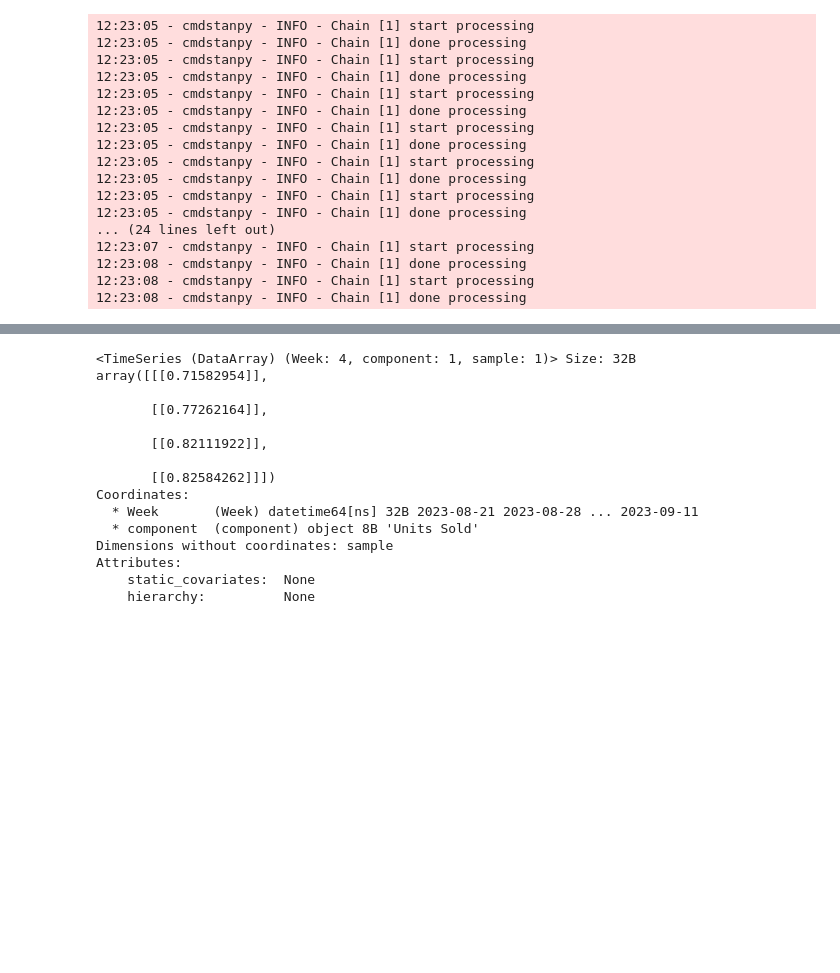
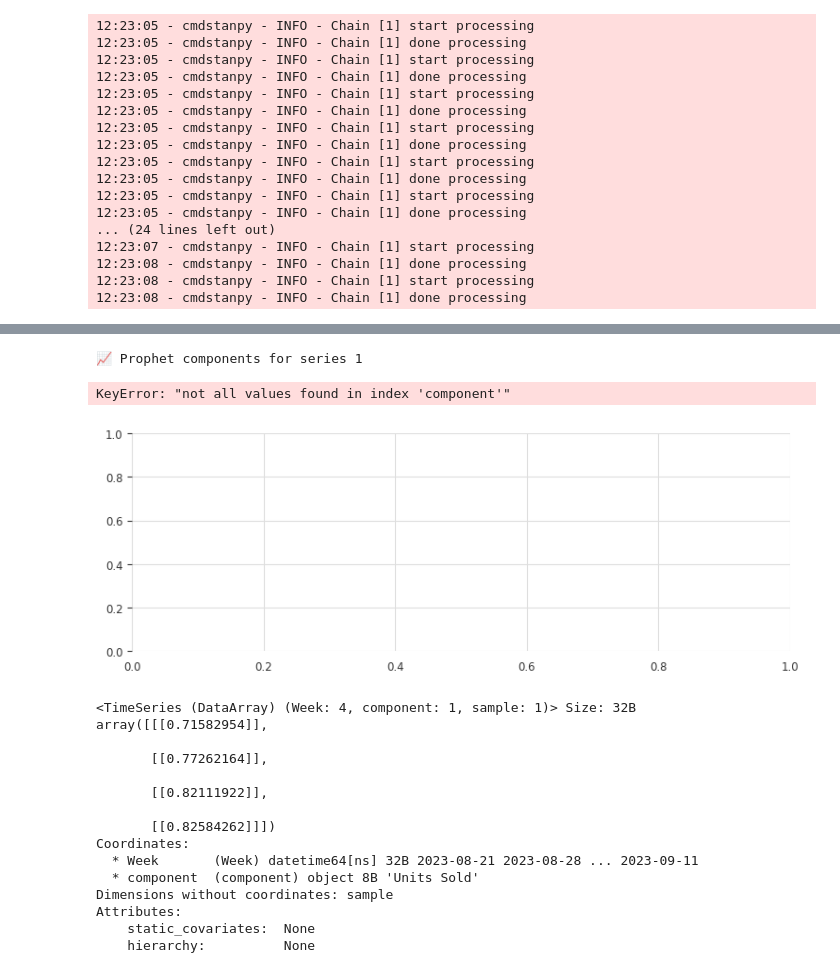
Before and after one commit to hucann/ALPS, a Jupyter notebook: notebooks/exploration.ipynb, the cells around one changed output, grey strips where cells are left out. Drawn from its saved outputs; the diff is of its cells as text; code cells hidden in the pictures; blank space fills up the shorter version.

Commit message:
explore feature importance

```diff
--- a/notebooks/exploration.ipynb
+++ b/notebooks/exploration.ipynb
@@ -455,3 +546,36 @@ for series, covariates in zip(train_series_scaled, future_covariates_scaled):
 12:23:08 - cmdstanpy - INFO - Chain [1] done processing
 12:23:08 - cmdstanpy - INFO - Chain [1] start processing
 12:23:08 - cmdstanpy - INFO - Chain [1] done processing
+# %%
+from darts.models import Prophet
+import matplotlib.pyplot as plt
+
+models = []
+forecasts = []
+
+custom_seasonality = {
+    'name': 'monthly',
+    'seasonal_periods': 4.33,   # Monthly for weekly data
+    'fourier_order': 5,
+}
+
+forecast_horizon = 20  # or whatever makes sense
+
+for idx, (series, covariates) in enumerate(zip(train_series_scaled, future_covariates_scaled)):
+    model = Prophet(
+        add_seasonalities=[custom_seasonality],
+        country_holidays="SG",
+        add_encoders=add_encoders,
+    )
+    model.fit(series, future_covariates=covariates)
+
+    forecast = model.predict(forecast_horizon, future_covariates=covariates)
+
+    models.append(model)
+    forecasts.append(forecast)
+
+    # ✅ Plot component contributions
+    print(f"\n📈 Prophet components for series {idx+1}")
+    model.model.plot_components(forecast)
+    plt.show()
+# %% [output]
@@ -458,3 +584,6 @@ for series, covariates in zip(train_series_scaled, future_covariates_scaled):
+📈 Prophet components for series 1
+KeyError: "not all values found in index 'component'"
+[figure, added]
 # %%
 forecast_horizon = 4
 
```
Also changed, not shown: parts of 18 cells of this notebook, 2 other files.
